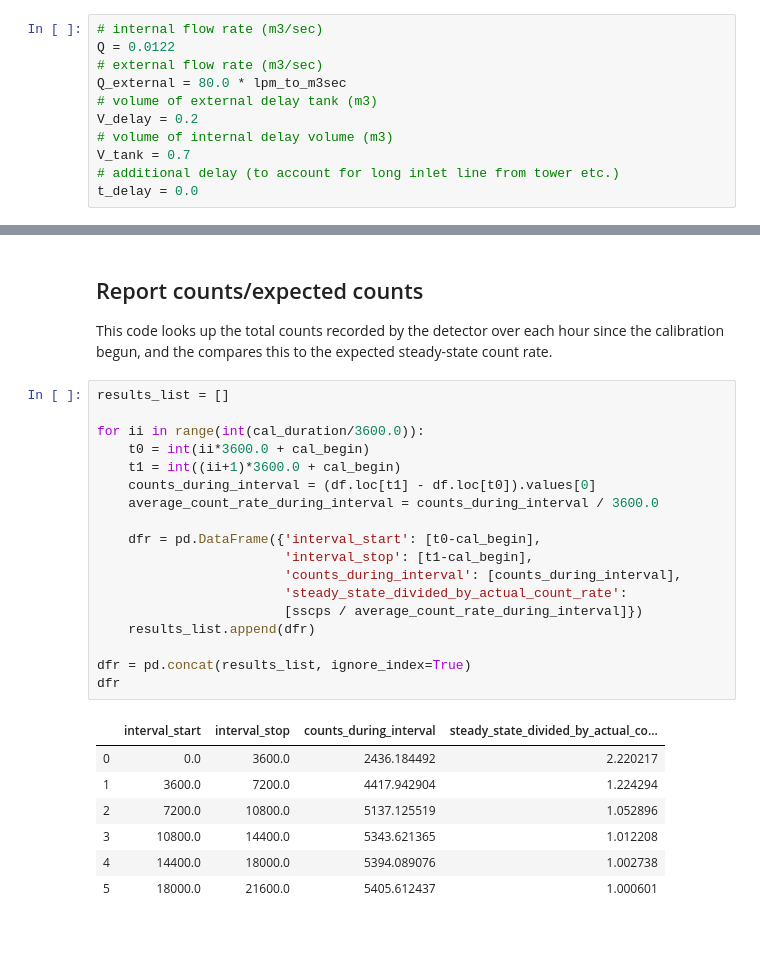
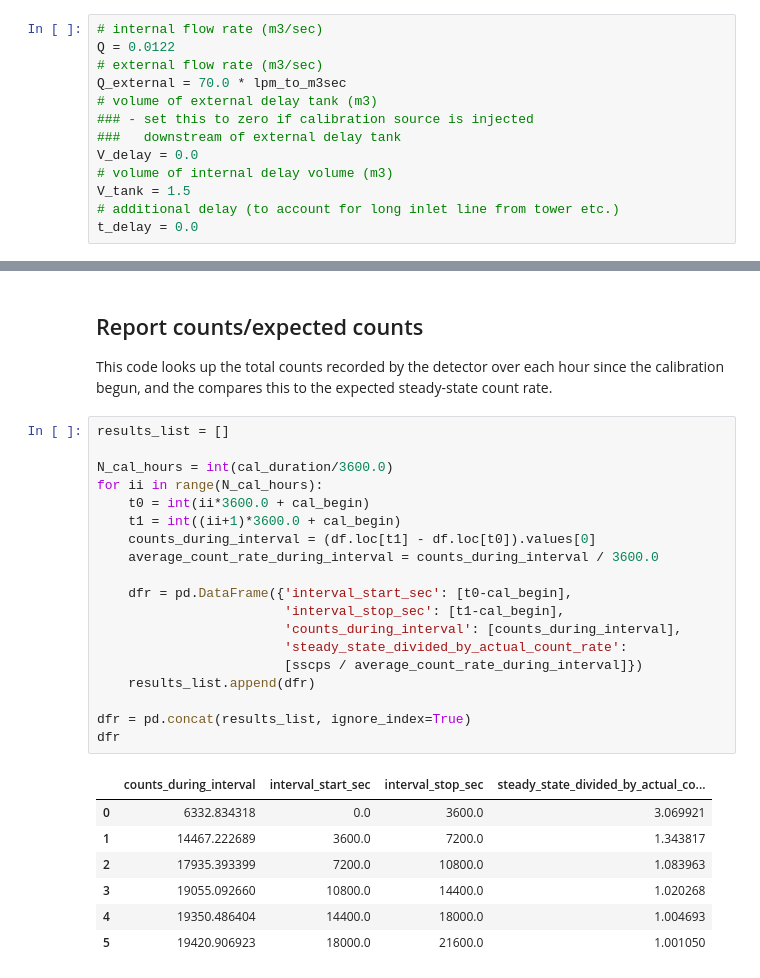
Before and after one commit to agriff86/radcalsim, a Jupyter notebook: calibration_simulation.ipynb, the cells around one changed output, grey strips where cells are left out. Saved outputs shown, nothing was run; the diff lists cells and outputs as text; blank space fills up the shorter version.

```diff
--- a/calibration_simulation.ipynb
+++ b/calibration_simulation.ipynb
@@ -21,10 +21,12 @@ lpm_to_m3sec = 1/1000/60
 # internal flow rate (m3/sec)
 Q = 0.0122
 # external flow rate (m3/sec)
-Q_external = 80.0 * lpm_to_m3sec
+Q_external = 70.0 * lpm_to_m3sec
 # volume of external delay tank (m3)
-V_delay = 0.2
+### - set this to zero if calibration source is injected
+###   downstream of external delay tank
+V_delay = 0.0
 # volume of internal delay volume (m3)
-V_tank = 0.7
+V_tank = 1.5
 # additional delay (to account for long inlet line from tower etc.)
 t_delay = 0.0
@@ -96,26 +95,27 @@ This code looks up the total counts recorded by the detector over each hour sinc
 # %%
 results_list = []
 
-for ii in range(int(cal_duration/3600.0)):
+N_cal_hours = int(cal_duration/3600.0)
+for ii in range(N_cal_hours):
     t0 = int(ii*3600.0 + cal_begin)
     t1 = int((ii+1)*3600.0 + cal_begin)
     counts_during_interval = (df.loc[t1] - df.loc[t0]).values[0]
     average_count_rate_during_interval = counts_during_interval / 3600.0
 
-    dfr = pd.DataFrame({'interval_start': [t0-cal_begin],
-                        'interval_stop': [t1-cal_begin],
+    dfr = pd.DataFrame({'interval_start_sec': [t0-cal_begin],
+                        'interval_stop_sec': [t1-cal_begin],
                         'counts_during_interval': [counts_during_interval],
                         'steady_state_divided_by_actual_count_rate':
                         [sscps / average_count_rate_during_interval]})
     results_list.append(dfr)
 
 dfr = pd.concat(results_list, ignore_index=True)
 dfr
 # %% [output]
-|  | interval_start | interval_stop | counts_during_interval | steady_state_divided_by_actual_co... |
-| 0 | 0.0 | 3600.0 | 2436.184492 | 2.220217 |
-| 1 | 3600.0 | 7200.0 | 4417.942904 | 1.224294 |
-| 2 | 7200.0 | 10800.0 | 5137.125519 | 1.052896 |
-| 3 | 10800.0 | 14400.0 | 5343.621365 | 1.012208 |
-| 4 | 14400.0 | 18000.0 | 5394.089076 | 1.002738 |
-| 5 | 18000.0 | 21600.0 | 5405.612437 | 1.000601 |
+|  | counts_during_interval | interval_start_sec | interval_stop_sec | steady_state_divided_by_actual_co... |
+| 0 | 6332.834318 | 0.0 | 3600.0 | 3.069921 |
+| 1 | 14467.222689 | 3600.0 | 7200.0 | 1.343817 |
+| 2 | 17935.393399 | 7200.0 | 10800.0 | 1.083963 |
+| 3 | 19055.092660 | 10800.0 | 14400.0 | 1.020268 |
+| 4 | 19350.486404 | 14400.0 | 18000.0 | 1.004693 |
+| 5 | 19420.906923 | 18000.0 | 21600.0 | 1.001050 |
```
Also changed, not shown: parts of 6 cells of this notebook.
